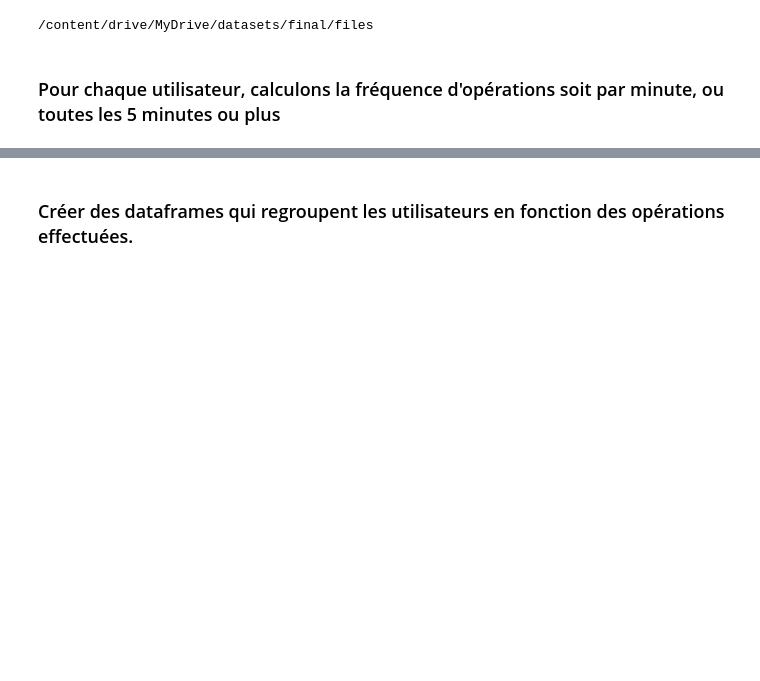
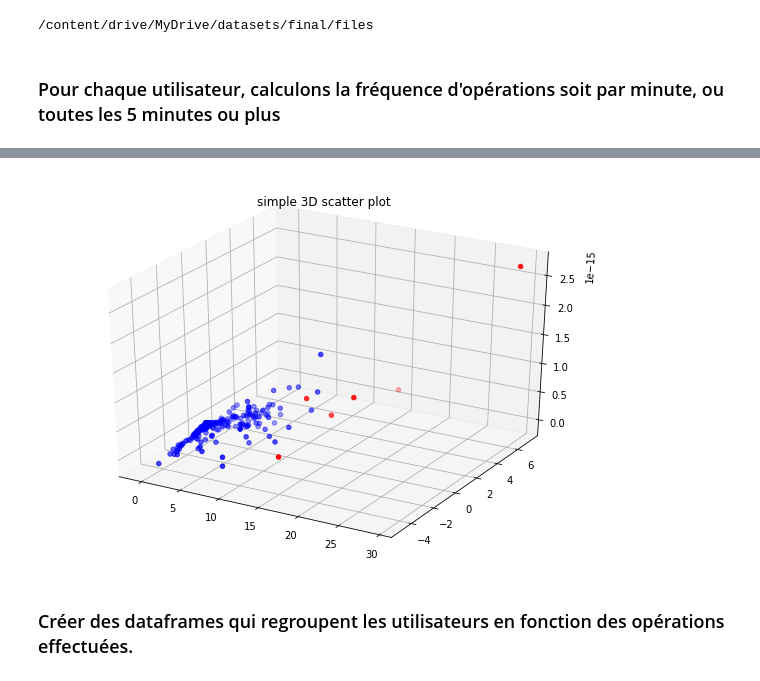
Before and after one commit to pfolaa/fraud_detection, a Jupyter notebook: fraud_detection_01.ipynb, the cells around one changed output, grey strips where cells are left out. Cells and saved outputs as stored; diff of their text form; code cells hidden in the pictures; blank space fills up the shorter version.

```diff
--- a/fraud_detection_01.ipynb
+++ b/fraud_detection_01.ipynb
@@ -3134,0 +3160,6 @@ len(list_df_with_diff_ts)
+# %%
+list_with_metrics = X_train_with_metrics.values.tolist()
+# %%
+from sklearn.preprocessing import StandardScaler
+#Scaled_data = StandardScaler().fit_transform(list_resultats)
+Scaled_data_with_metrics = StandardScaler().fit_transform(list_with_metrics)
@@ -3134,0 +3168,9 @@ len(list_df_with_diff_ts)
+# %%
+from sklearn.ensemble import IsolationForest
+model = IsolationForest(contamination=0.005)
+model.fit(list_with_metrics)
+
+# dans le résultat, on aura des 1 et des -1
+# les 1 représentent les données qui ne sont pas des anomalies
+# les -1 sont des données qui représentent des anomalies
+isol_pred_with_metrics = model.predict(list_with_metrics)
@@ -3135,3 +3181,50 @@ len(list_df_with_diff_ts)
+# %%
+my_dict_isolation_with_metrics = {-1:"red", 1:"blue"}
+my_colors_isolation_with_metrics = [my_dict_isolation[el_1] for el_1 in isol_pred_with_metrics]
+# %%
+from sklearn.decomposition import PCA
+from mpl_toolkits import mplot3d
+import random
+
+# Scale data before applying PCA
+#scaling=StandardScaler()
+
+# Use fit and transform method
+#scaling.fit(df1)
+#Scaled_data=scaling.transform(df1)
+
+# Set the n_components=3
+principal=PCA(n_components=3)
+principal.fit(Scaled_data_with_metrics)
+x=principal.transform(Scaled_data_with_metrics)
+
+# Check the dimensions of data after PCA
+#print(x.shape)
+
+principal.components_
+
+df_sortie = pd.DataFrame(x, columns=['pc1', 'pc2', 'pc3'])
+#print(df_sortie)
+#df_filtre = df_sortie[(df_sortie['pc1'] >= 7) & (df_sortie['pc2'] >= 6)]
+#print(df_filtre)
+
+x=df_sortie['pc1']
+y=df_sortie['pc2']
+z=df_sortie['pc3']
+
+# Creating figure
+fig = plt.figure(figsize = (10, 7))
+ax = plt.axes(projection ="3d")
+
+
+# Creating plot
+ax.scatter3D(x, y, z, color = my_colors_isolation_with_metrics)
+plt.title("simple 3D scatter plot")
+
+# show plot
+plt.show()
+# %% [output]
+[figure, added]
 # %% [markdown]
 ### Créer des dataframes qui regroupent les utilisateurs en fonction des opérations effectuées.
 # %%
```
Also changed, not shown: parts of 47 cells of this notebook.
